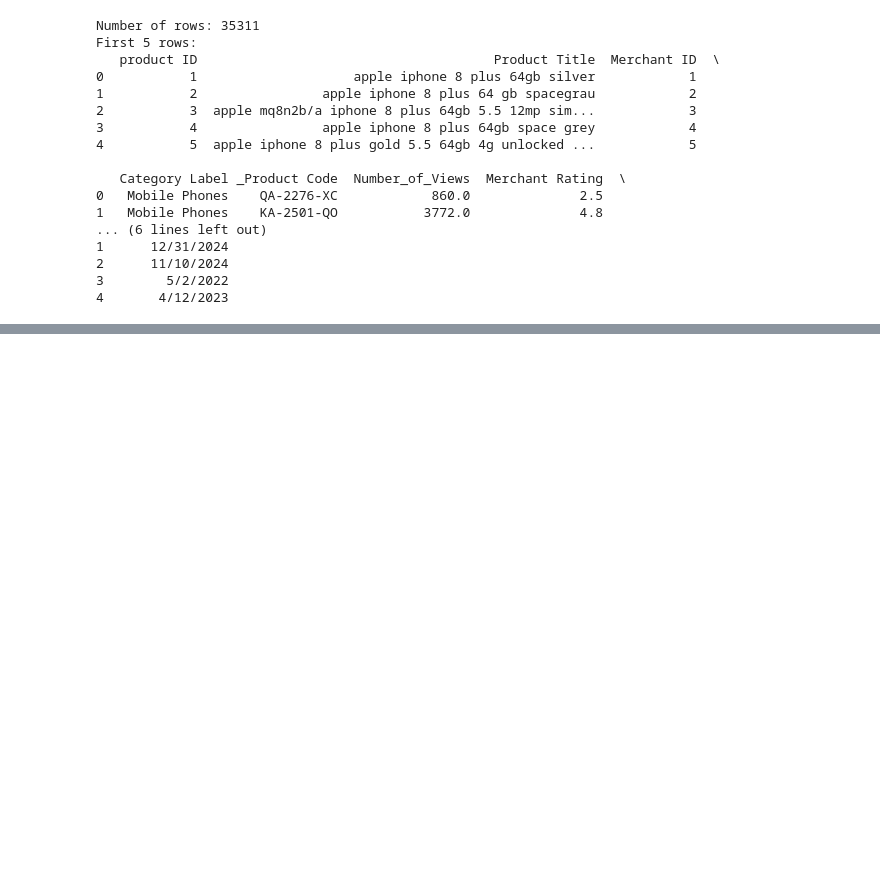
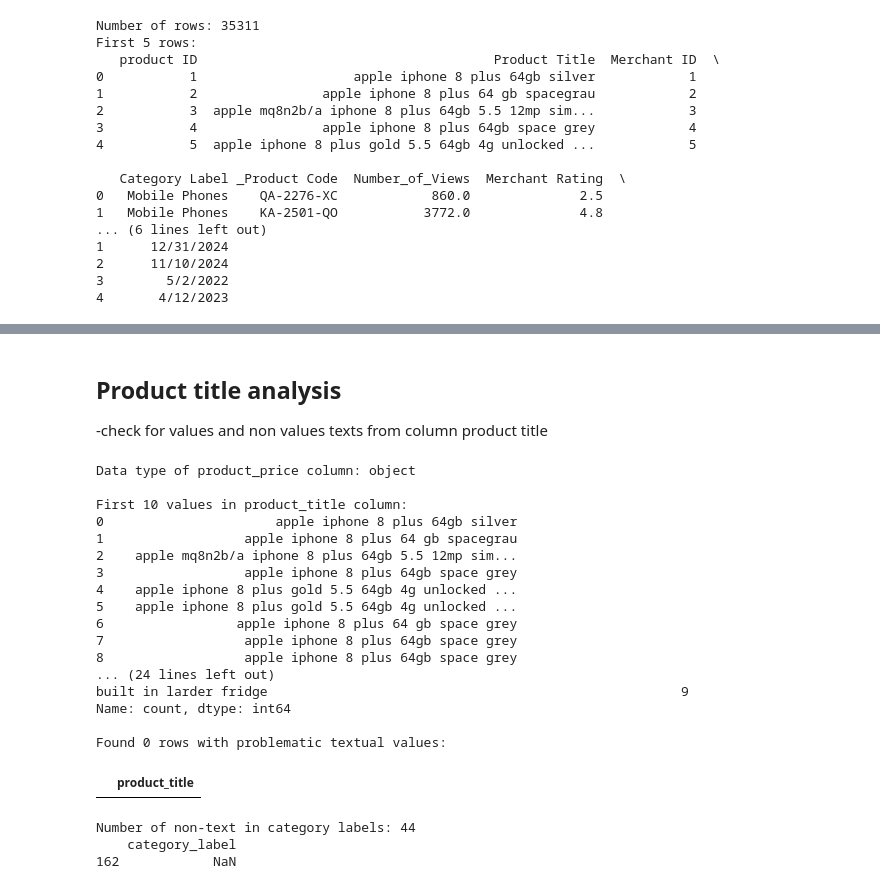
Before and after one commit to ialexbaltag/ml-product-prediction, a Jupyter notebook: notebook/ml_prediction_product.ipynb, the cells around one changed output, grey strips where cells are left out. Saved outputs shown, nothing was run; the diff lists cells and outputs as text; code cells hidden in the pictures; blank space fills up the shorter version.

```diff
--- a/notebook/ml_prediction_product.ipynb
+++ b/notebook/ml_prediction_product.ipynb
@@ -30,0 +165,52 @@ First 5 rows:
+# %% [markdown]
+## Product title analysis
+
+-check for values and non values texts from column product title
+# %%
+# 1. Check the data type of the 'product_title' column
+print("Data type of product_price column:", df['product_title'].dtype)
+
+# 2. Display the first 10 values from the column
+print("\nFirst 10 values in product_title column:")
+print(df['product_title'].head(10))
+
+# 3. Show the 20 most frequent values in the column
+print("\nTop 20 most frequent values in product_title column:")
+print(df['product_title'].value_counts().head(20))
+
+# 4. Check for known non text values
+problematic_values = ['Free', 'Not Available', 'N/A', 'None', '-', 'free', 'unknown', 'Unavailable', 'NaN']
+# Identify rows containing these specific non values
+mask_problematic = df['product_title'].astype(str).str.strip().isin(problematic_values)
+df_problematic = df[mask_problematic]
+print(f"\nFound {len(df_problematic)} rows with problematic textual values:")
+display(df_problematic[['product_title']].drop_duplicates())
+
+# 5. Find and display some of the non-text values in column category label
+invalid_category_label = df[df["category_label"].apply(lambda x: not isinstance(x, str))]
+
+print("Number of non-text in category labels:",len(invalid_category_label))
+
+print(invalid_category_label[["category_label"]].drop_duplicates().head(20))
+# %% [output]
+Data type of product_price column: object
+
+First 10 values in product_title column:
+0                      apple iphone 8 plus 64gb silver
+1                  apple iphone 8 plus 64 gb spacegrau
+2    apple mq8n2b/a iphone 8 plus 64gb 5.5 12mp sim...
+3                  apple iphone 8 plus 64gb space grey
+4    apple iphone 8 plus gold 5.5 64gb 4g unlocked ...
+5    apple iphone 8 plus gold 5.5 64gb 4g unlocked ...
+6                 apple iphone 8 plus 64 gb space grey
+7                  apple iphone 8 plus 64gb space grey
+8                  apple iphone 8 plus 64gb space grey
+... (24 lines left out)
+built in larder fridge                                                     9
+Name: count, dtype: int64
+
+Found 0 rows with problematic textual values:
+|  | product_title |
+Number of non-text in category labels: 44
+    category_label
+162            NaN
```
Also changed, not shown: parts of 10 cells of this notebook.
